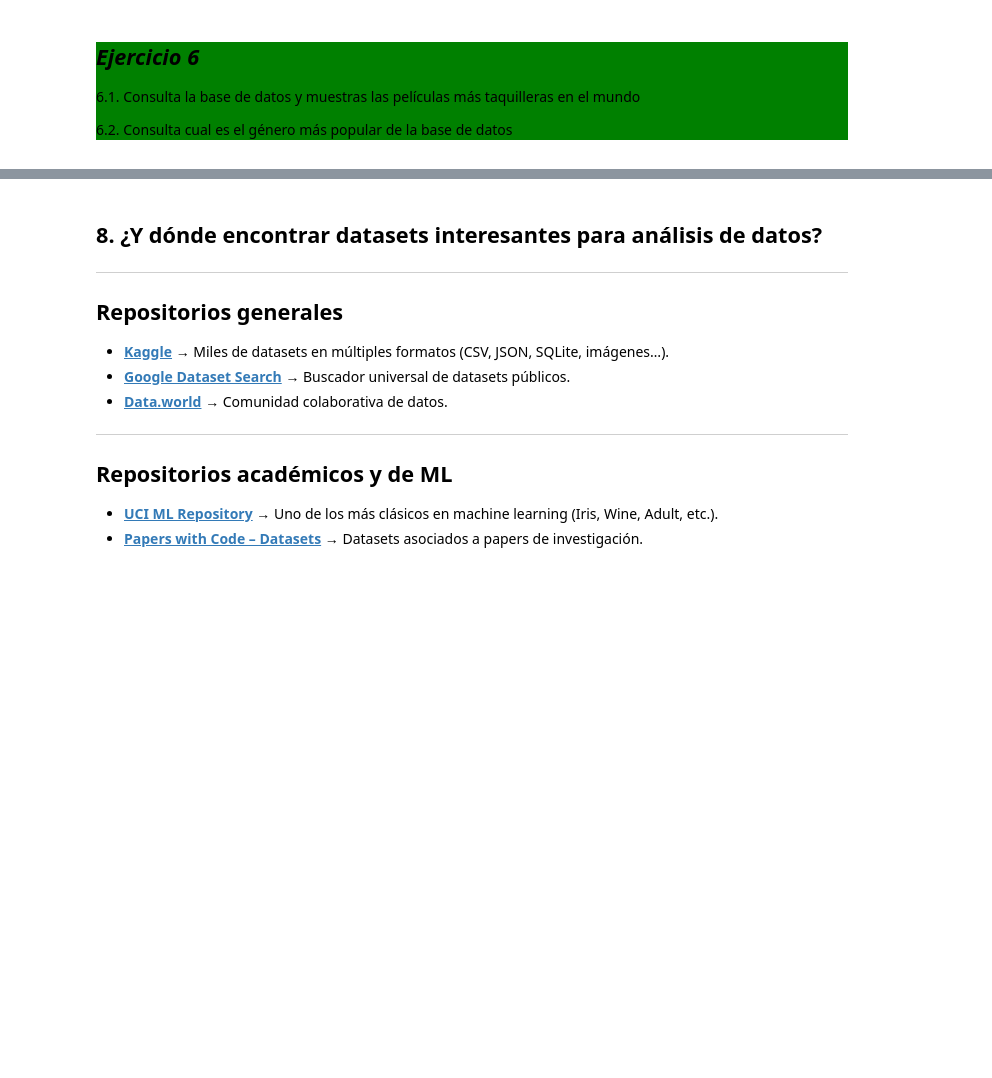
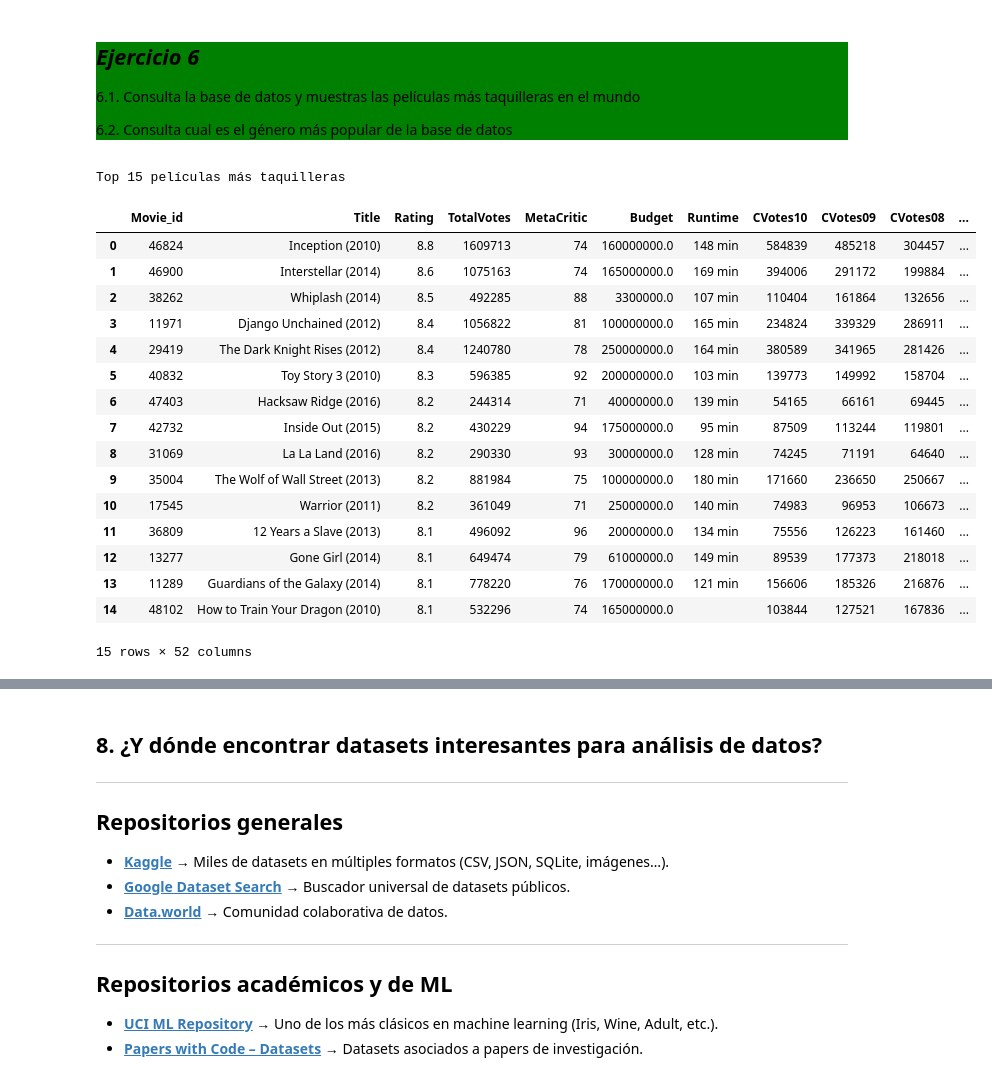
Before and after one commit to Ciclo-Especializacion-IA-y-BigData/recoleccion-de-datos-KevinSilvares, a Jupyter notebook: ImportacionDesdeDiversasFuentes.ipynb, the cells around one changed output, grey strips where cells are left out. Cells and saved outputs as stored; diff of their text form; code cells hidden in the pictures; blank space fills up the shorter version.

```diff
--- a/ImportacionDesdeDiversasFuentes.ipynb
+++ b/ImportacionDesdeDiversasFuentes.ipynb
@@ -1148,3 +1314,33 @@ print(df_imdb)
 6.1. Consulta la base de datos y muestras las películas más taquilleras en el mundo
 
 6.2. Consulta cual es el género más popular de la base de datos
+# %%
+import sqlite3
+import pandas as pd
+import os
+
+ruta_sqlite = os.getcwd() + "/data/movie.sqlite"
+conexion = sqlite3.connect(ruta_sqlite)
+
+respuesta = pd.read_sql("SELECT * FROM IMDB ORDER BY Rating DESC LIMIT 15", conexion)
+print("Top 15 películas más taquilleras")
+respuesta
+# %% [output]
+Top 15 películas más taquilleras
+|  | Movie_id | Title | Rating | TotalVotes | MetaCritic | Budget | Runtime | CVotes10 | CVotes09 | CVotes08 | ... |
+| 0 | 46824 | Inception (2010) | 8.8 | 1609713 | 74 | 160000000.0 | 148 min | 584839 | 485218 | 304457 | ... |
+| 1 | 46900 | Interstellar (2014) | 8.6 | 1075163 | 74 | 165000000.0 | 169 min | 394006 | 291172 | 199884 | ... |
+| 2 | 38262 | Whiplash (2014) | 8.5 | 492285 | 88 | 3300000.0 | 107 min | 110404 | 161864 | 132656 | ... |
+| 3 | 11971 | Django Unchained (2012) | 8.4 | 1056822 | 81 | 100000000.0 | 165 min | 234824 | 339329 | 286911 | ... |
+| 4 | 29419 | The Dark Knight Rises (2012) | 8.4 | 1240780 | 78 | 250000000.0 | 164 min | 380589 | 341965 | 281426 | ... |
+| 5 | 40832 | Toy Story 3 (2010) | 8.3 | 596385 | 92 | 200000000.0 | 103 min | 139773 | 149992 | 158704 | ... |
+| 6 | 47403 | Hacksaw Ridge (2016) | 8.2 | 244314 | 71 | 40000000.0 | 139 min | 54165 | 66161 | 69445 | ... |
+| 7 | 42732 | Inside Out (2015) | 8.2 | 430229 | 94 | 175000000.0 | 95 min | 87509 | 113244 | 119801 | ... |
+| 8 | 31069 | La La Land (2016) | 8.2 | 290330 | 93 | 30000000.0 | 128 min | 74245 | 71191 | 64640 | ... |
+| 9 | 35004 | The Wolf of Wall Street (2013) | 8.2 | 881984 | 75 | 100000000.0 | 180 min | 171660 | 236650 | 250667 | ... |
+| 10 | 17545 | Warrior (2011) | 8.2 | 361049 | 71 | 25000000.0 | 140 min | 74983 | 96953 | 106673 | ... |
+| 11 | 36809 | 12 Years a Slave (2013) | 8.1 | 496092 | 96 | 20000000.0 | 134 min | 75556 | 126223 | 161460 | ... |
+| 12 | 13277 | Gone Girl (2014) | 8.1 | 649474 | 79 | 61000000.0 | 149 min | 89539 | 177373 | 218018 | ... |
+| 13 | 11289 | Guardians of the Galaxy (2014) | 8.1 | 778220 | 76 | 170000000.0 | 121 min | 156606 | 185326 | 216876 | ... |
+| 14 | 48102 | How to Train Your Dragon (2010) | 8.1 | 532296 | 74 | 165000000.0 |  | 103844 | 127521 | 167836 | ... |
+15 rows × 52 columns
```
Also changed, not shown: parts of 12 cells of this notebook, 1 other file.
